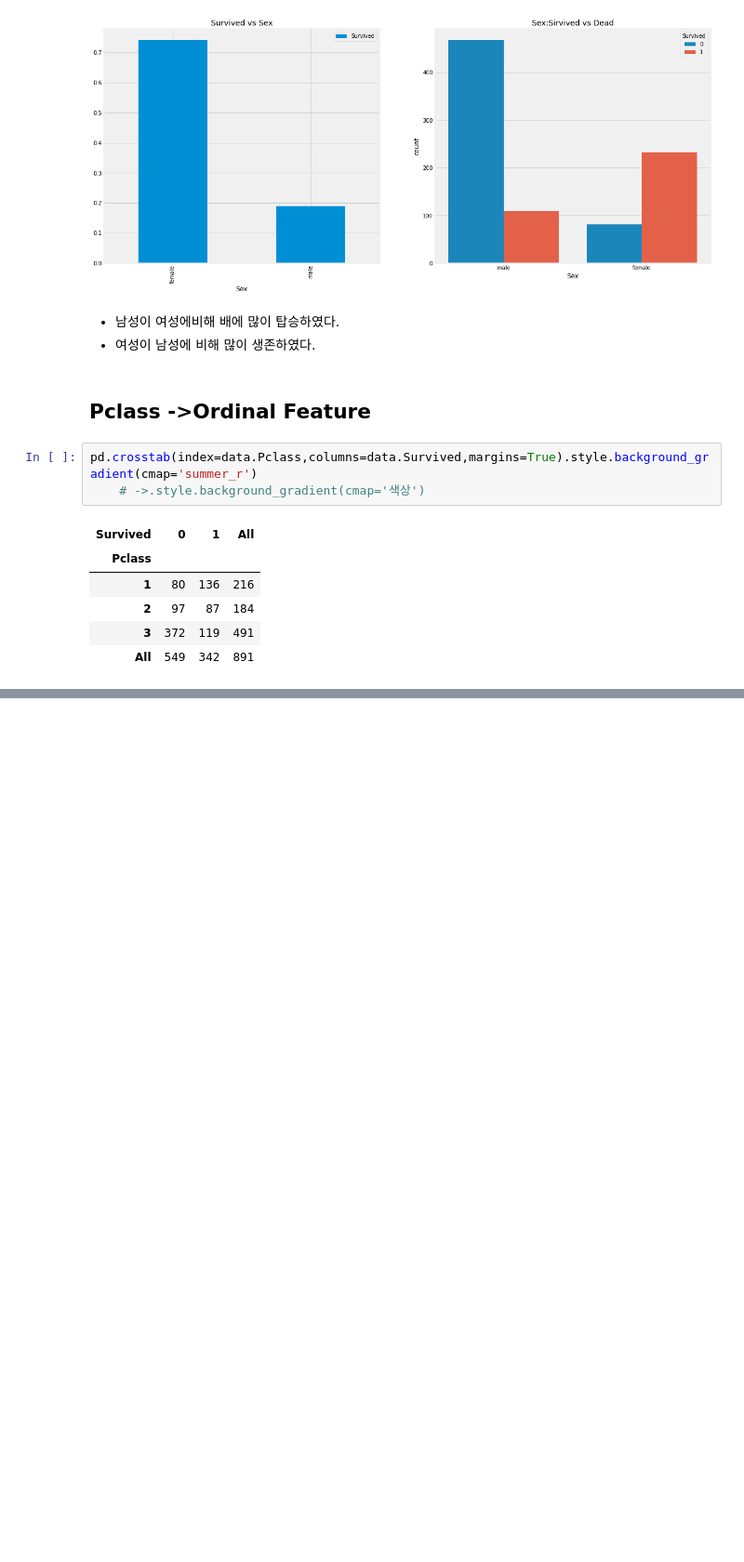
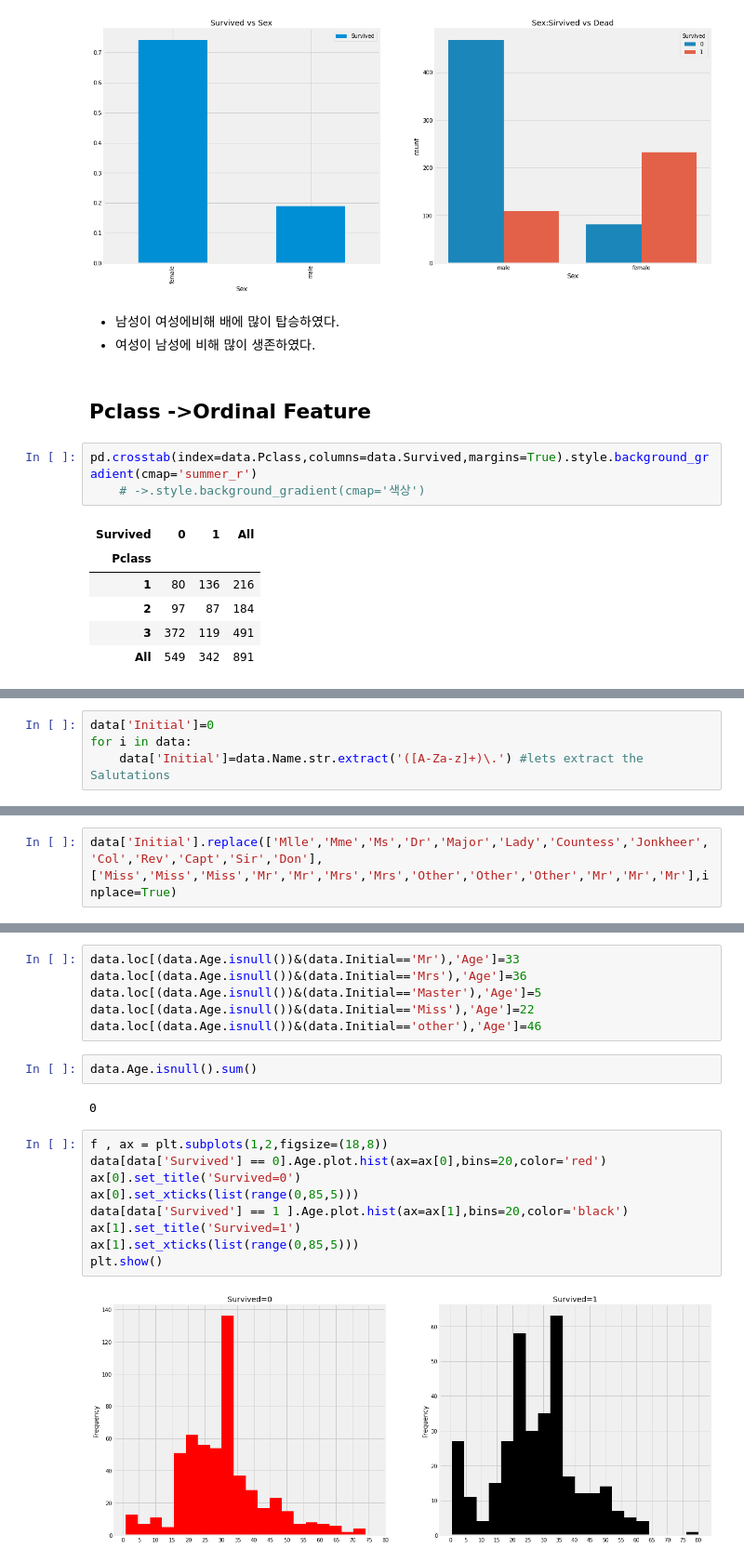
Before and after one commit to wodms1/AIFFEL_first, a Jupyter notebook: Titanic_project/Titanic_transcription/Titanic_transcription_2.ipynb, the cells around one changed output, grey strips where cells are left out. Shown: that part at 93% size. Cells and saved outputs as stored; diff of their text form; blank space fills up the shorter version.

```diff
--- a/Titanic_project/Titanic_transcription/Titanic_transcription_2.ipynb
+++ b/Titanic_project/Titanic_transcription/Titanic_transcription_2.ipynb
@@ -108,0 +156,4 @@ plt.show()
+# %%
+data['Initial']=0
+for i in data:
+    data['Initial']=data.Name.str.extract('([A-Za-z]+)\.') #lets extract the Salutations
@@ -108,0 +167,2 @@ plt.show()
+# %%
+data['Initial'].replace(['Mlle','Mme','Ms','Dr','Major','Lady','Countess','Jonkheer','Col','Rev','Capt','Sir','Don'],['Miss','Miss','Miss','Mr','Mr','Mrs','Mrs','Other','Other','Other','Mr','Mr','Mr'],inplace=True)
@@ -108,0 +179,21 @@ plt.show()
+# %%
+data.loc[(data.Age.isnull())&(data.Initial=='Mr'),'Age']=33
+data.loc[(data.Age.isnull())&(data.Initial=='Mrs'),'Age']=36
+data.loc[(data.Age.isnull())&(data.Initial=='Master'),'Age']=5
+data.loc[(data.Age.isnull())&(data.Initial=='Miss'),'Age']=22
+data.loc[(data.Age.isnull())&(data.Initial=='other'),'Age']=46
+# %%
+data.Age.isnull().sum()
+# %% [output]
+0
+# %%
+f , ax = plt.subplots(1,2,figsize=(18,8))
+data[data['Survived'] == 0].Age.plot.hist(ax=ax[0],bins=20,color='red')
+ax[0].set_title('Survived=0')
+ax[0].set_xticks(list(range(0,85,5)))
+data[data['Survived'] == 1 ].Age.plot.hist(ax=ax[1],bins=20,color='black')
+ax[1].set_title('Survived=1')
+ax[1].set_xticks(list(range(0,85,5)))
+plt.show()
+# %% [output]
+[figure, added]
```
Also changed, not shown: parts of 75 cells of this notebook, 4 other files.
